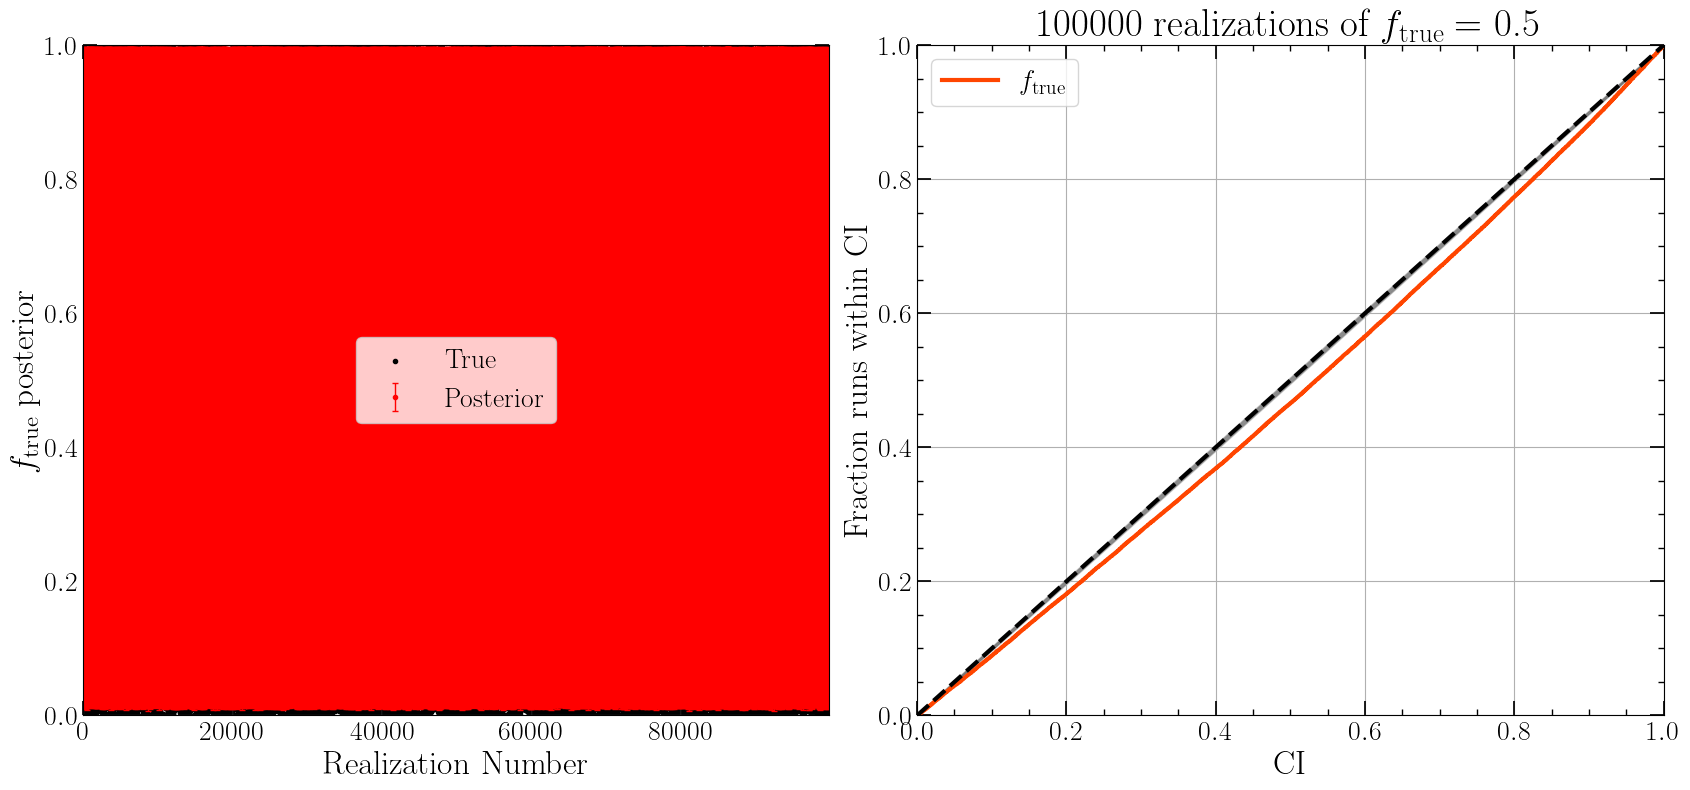
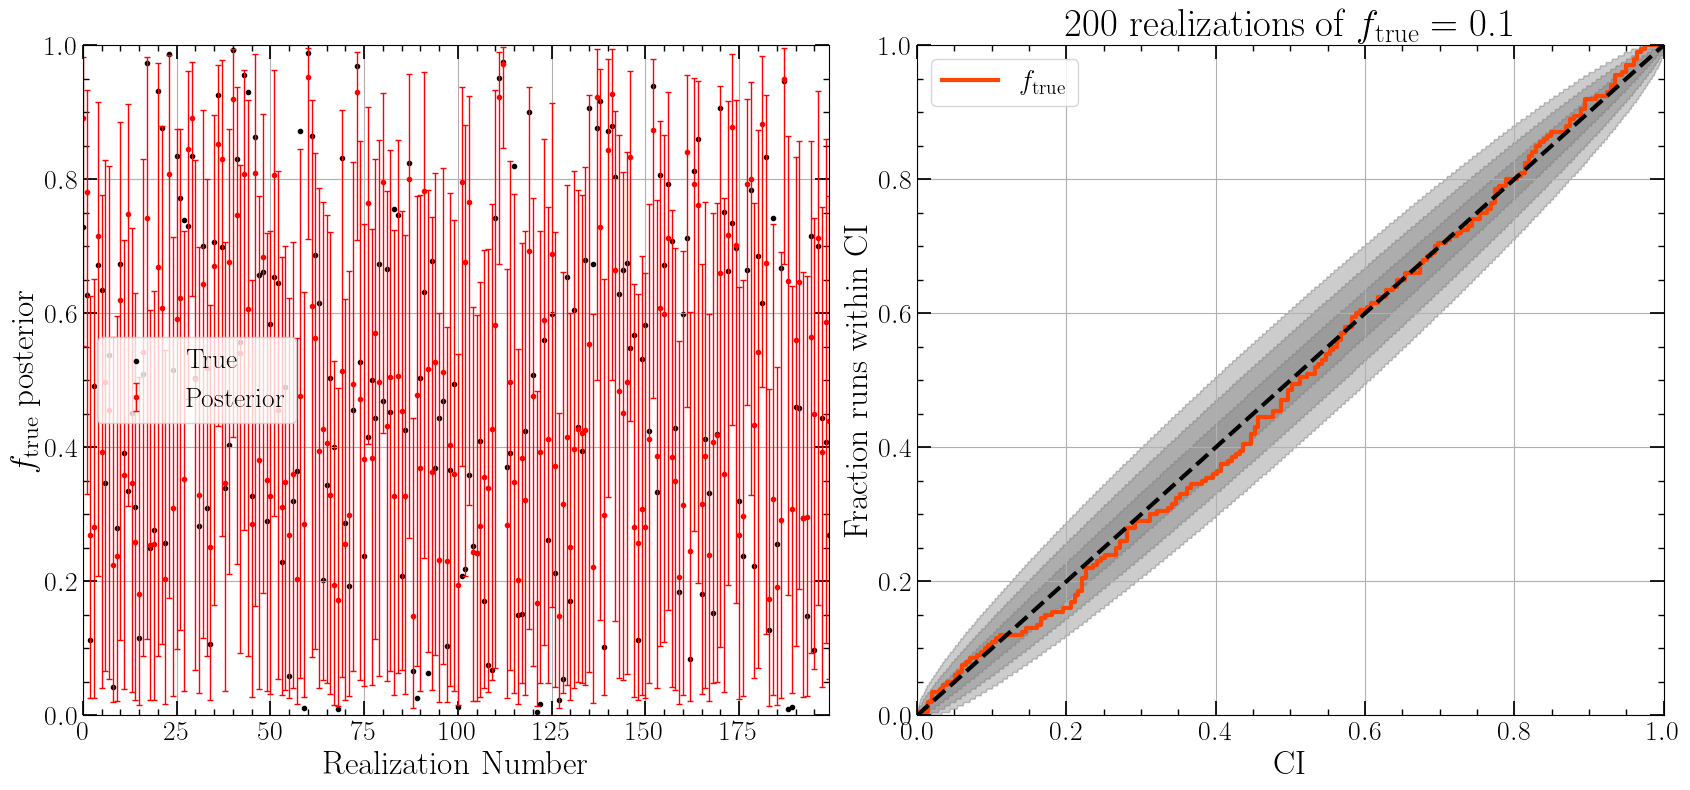
Unified diff of the notebook cell whose output changed from the first chart to the second:
--- before
+++ after
@@ -56,2 +56,9 @@
 plt.tight_layout()
 plt.show()
+
+plt.figure()
+diff = q095 - q005
+sc = plt.scatter(Ngw_arr, diff, c=f_true_arr)
+plt.plot(np.linspace(np.min(Ngw_arr), np.max(Ngw_arr), len(Ngw_arr)), diff[np.argmin(Ngw_arr)] / np.sqrt(np.linspace(np.min(Ngw_arr), np.max(Ngw_arr), len(Ngw_arr)) / np.min(Ngw_arr)))
+plt.colorbar(sc)
+plt.show()

Commit: make compatible with real data and new mocks again + add MC calc of alpha in notebook